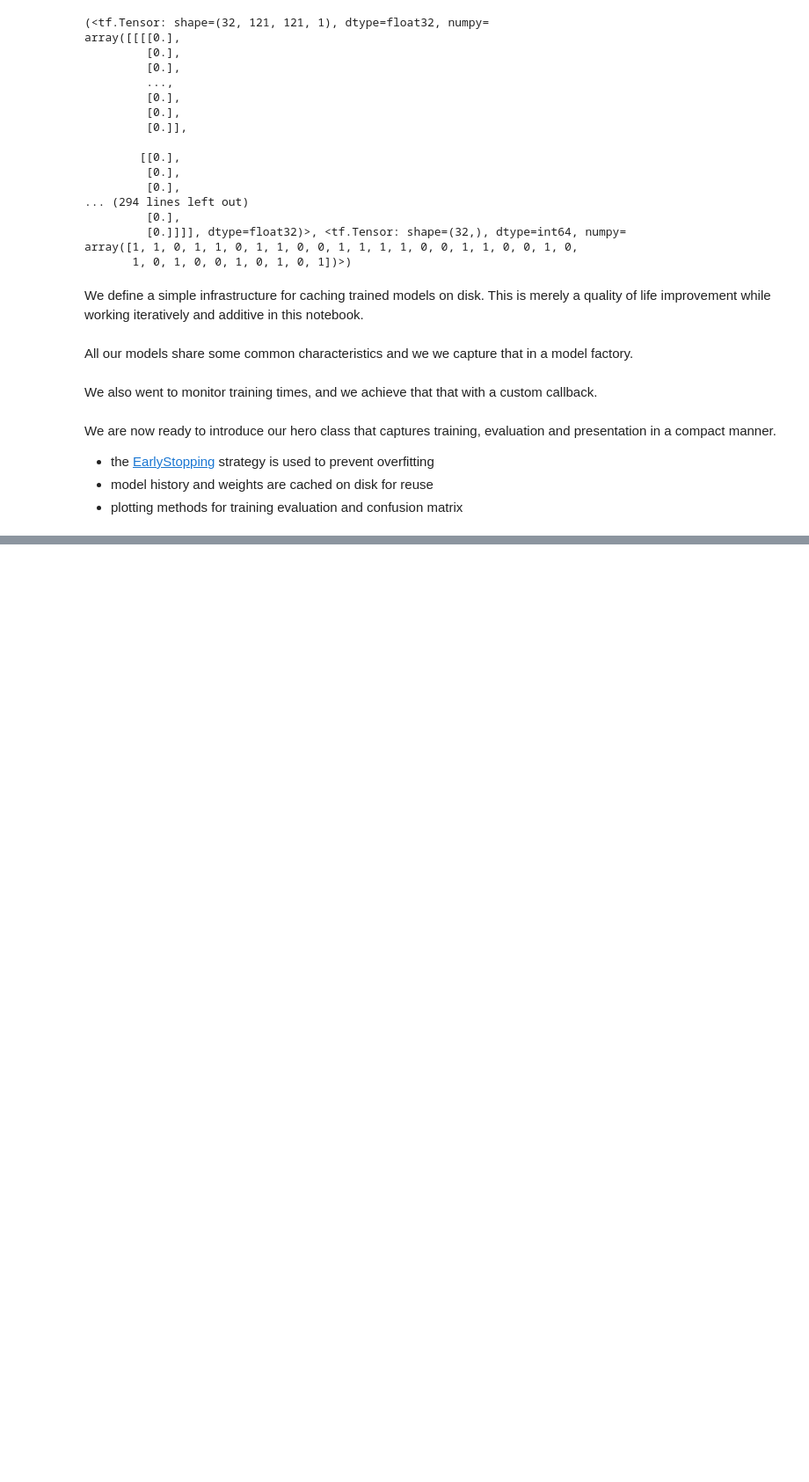
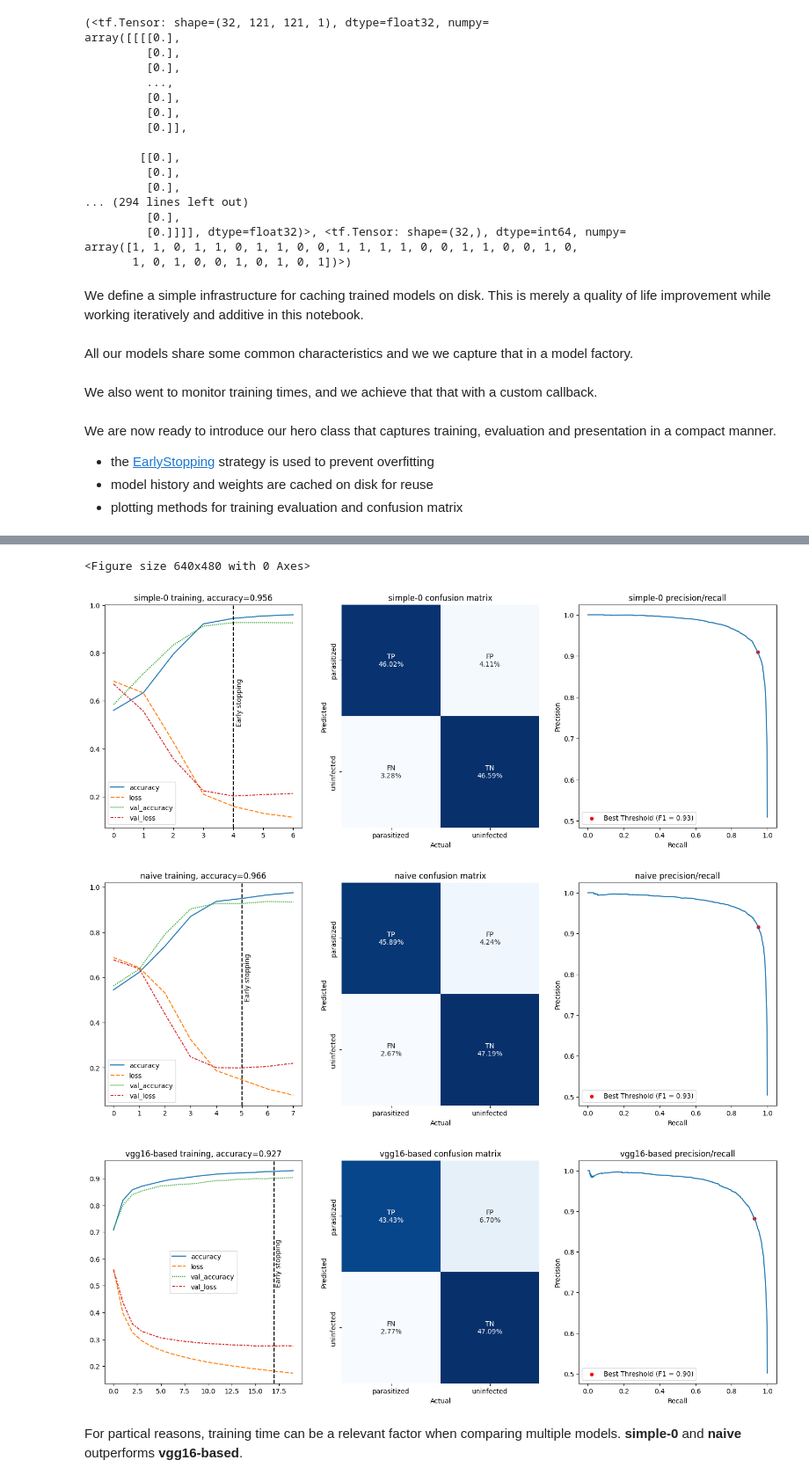
Before and after one commit to jlarsson/tfds-malaria, a Jupyter notebook: malaria.ipynb, the cells around one changed output, grey strips where cells are left out. Shown at 88% size. Drawn from its saved outputs; the diff is of its cells as text; code cells hidden in the pictures; blank space fills up the shorter version.

```diff
--- a/malaria.ipynb
+++ b/malaria.ipynb
@@ -302,18 +300,20 @@ def save_object(path: str, obj):
 # %% [markdown]
 All our models share some common characteristics and we we capture that in a model factory.
 # %%
+def compile_malaria_model(model: Model) -> Model:
+    model.compile(loss="binary_crossentropy", optimizer="adam", metrics=["accuracy"])
+    return model
+
 # Create a model suited for our dataset and classification
 def createMalariaModel(hidden_layers: list[Model], **kvargs) -> Model:
-    model = Sequential([
+    return compile_malaria_model(Sequential([
         # 121x121 images with 1 color channel
         Input(shape=(121, 121, 1)),
         # Model specific hidden layers
         *hidden_layers,
         # Binary classification
         Dense(1, activation="sigmoid")],
-        **kvargs)
-    model.compile(loss="binary_crossentropy", optimizer="adam", metrics=["accuracy"])
-    return model
+        **kvargs))
 
 # Toggle trainability or a (pre-trained) model
 def set_trainable(m: Model, trainable: bool) -> Model:
@@ -507,7 +591,7 @@ We create 3 models:
 - __vgg16-based__ is composed around a pretrained, general purpose VGG16 model
 # %%
 models = [
-    ModelEvaluator(
+    ModelEvaluator.create_from_layers(
         name='simple-0',
         hidden_layers=[
             conv(32),
@@ -517,7 +601,7 @@ models = [
             dense(32)
         ]
     ),
-    ModelEvaluator(
+    ModelEvaluator.create_from_layers(
         name='naive',
         hidden_layers=[
             conv(32),
@@ -527,7 +611,7 @@ models = [
             dense(64)
         ]
     ),
-    ModelEvaluator( # 48 minuter
+    ModelEvaluator.create_from_layers(
         name='vgg16-based',
         hidden_layers=[
             Conv2D(3, (3, 3), padding='same'),
@@ -537,7 +621,3 @@ models = [
         ]
     )
 ]
-outs = []
-for m in models:
-    _ = m.model.summary(print_fn=lambda s: outs.append(s))
-print("\n".join(s for s in outs if len(s) > 0));
@@ -571,13 +629,0 @@ The confusion matrices tells us that __naive__
-# %%
-# fig, ax = plt.subplots(nrows=3, ncols=len(models), figsize=(18,12))
-# for index,model in enumerate(models):
-#     model.plt_hst(ax[0, index])
-#     model.plt_cm(ax[1, index])
-#     model.plt_precision_recall(ax[2, index])
-
-plt.tight_layout() # (h_pad=3, w_pad=3)
-fig, ax = plt.subplots(nrows=len(models), ncols=3, figsize=(18,12))
-for index,model in enumerate(models):
-    model.plt_hst(ax[index, 0])
-    model.plt_cm(ax[index,1])
-    model.plt_precision_recall(ax[index,2])
@@ -596 +630,13 @@ array([9.7730356e-01, 9.9632418e-01, 9.3387690e-04, ..., 9.8438734e-01,
+# %%
+plt.tight_layout()
+for index, model in enumerate(models):
+    ModelPlot().summary(model)
+# %% [output]
+<Figure size 640x480 with 0 Axes>
+[figure, added]
+[figure, added]
+[figure, added]
+# %% [markdown]
+For partical reasons, training time can be a relevant factor when comparing multiple models.
+__simple-0__ and __naive__ outperforms __vgg16-based__.
 # %%
```
Also changed, not shown: parts of 22 cells of this notebook, 1 other file.
